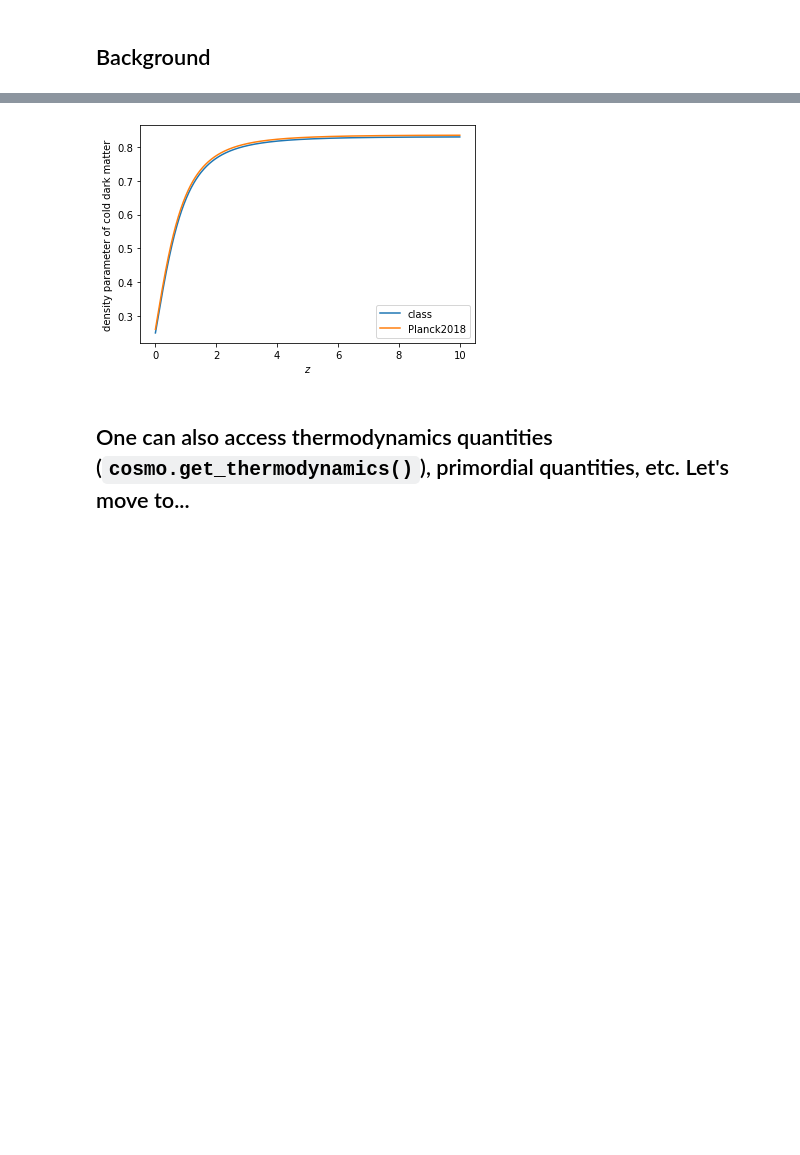
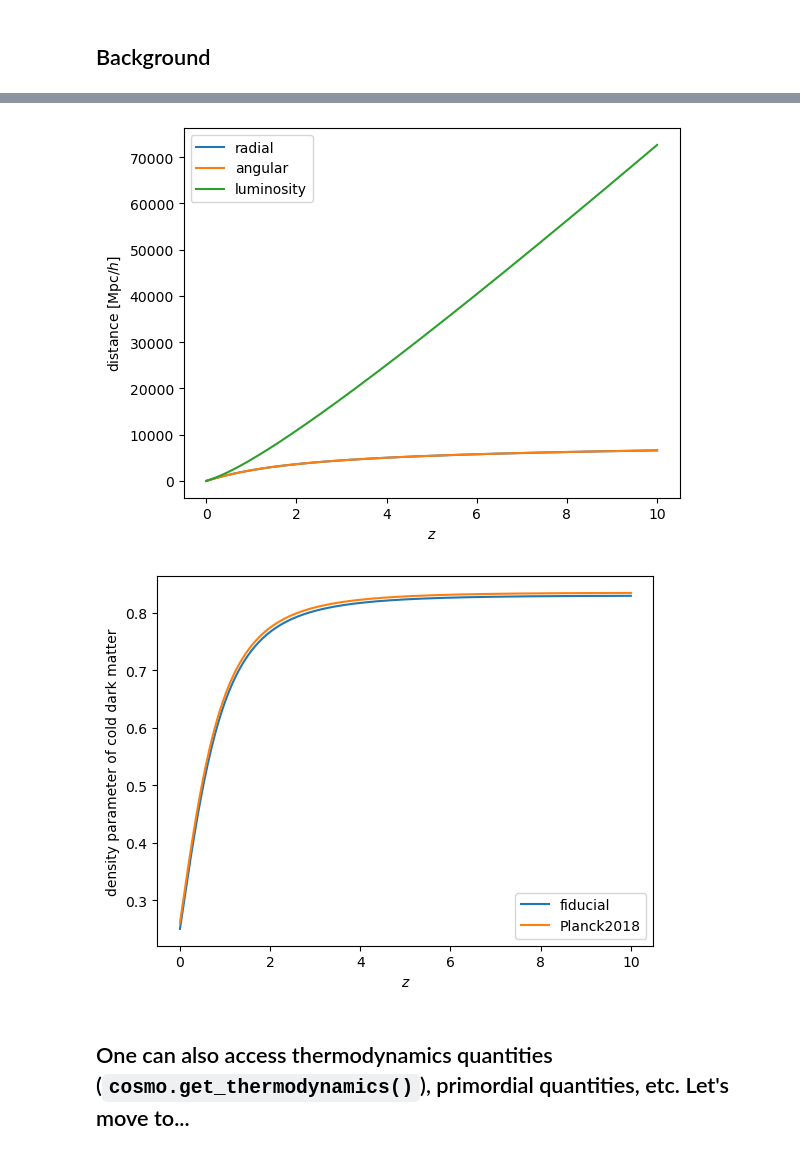
Before and after one commit to cosmodesi/cosmoprimo, a Jupyter notebook: nb/examples.ipynb, the cells around one changed output, grey strips where cells are left out. Drawn from its saved outputs; the diff is of its cells as text; code cells hidden in the pictures; blank space fills up the shorter version.

```diff
--- a/nb/examples.ipynb
+++ b/nb/examples.ipynb
@@ -128,14 +128,23 @@ plt.show()
 # %%
-# Many quantities are available: densities, distances;
+# Many quantities are available: distances, densities;
 # Look at the doc (for class, look at http://github.com/adematti/pyclass)
-plt.plot(z, ba.Omega_cdm(z), label='class')
+plt.plot(z, ba.comoving_radial_distance(z), label='radial')
+plt.plot(z, ba.comoving_angular_distance(z), label='angular')
+plt.plot(z, ba.luminosity_distance(z), label='luminosity')
+plt.xlabel(r'$z$')
+plt.ylabel(r'distance [$\mathrm{Mpc}/h$]')
+plt.legend()
+plt.show()
+
+plt.plot(z, ba.Omega_cdm(z), label='fiducial')
 plt.plot(z, cosmo_planck.get_background(engine='class').Omega_cdm(z), label='Planck2018')
 plt.xlabel(r'$z$')
 plt.ylabel(r'density parameter of cold dark matter')
 plt.legend()
 plt.show()
 # %% [output]
-[figure, old version]
+[figure, new version]
+[figure, added]
 # %% [markdown]
 ## One can also access thermodynamics quantities (``cosmo.get_thermodynamics()``), primordial quantities, etc. Let's move to...
 # %% [markdown]
```
Also changed, not shown: parts of 10 cells of this notebook, 9 other files.
